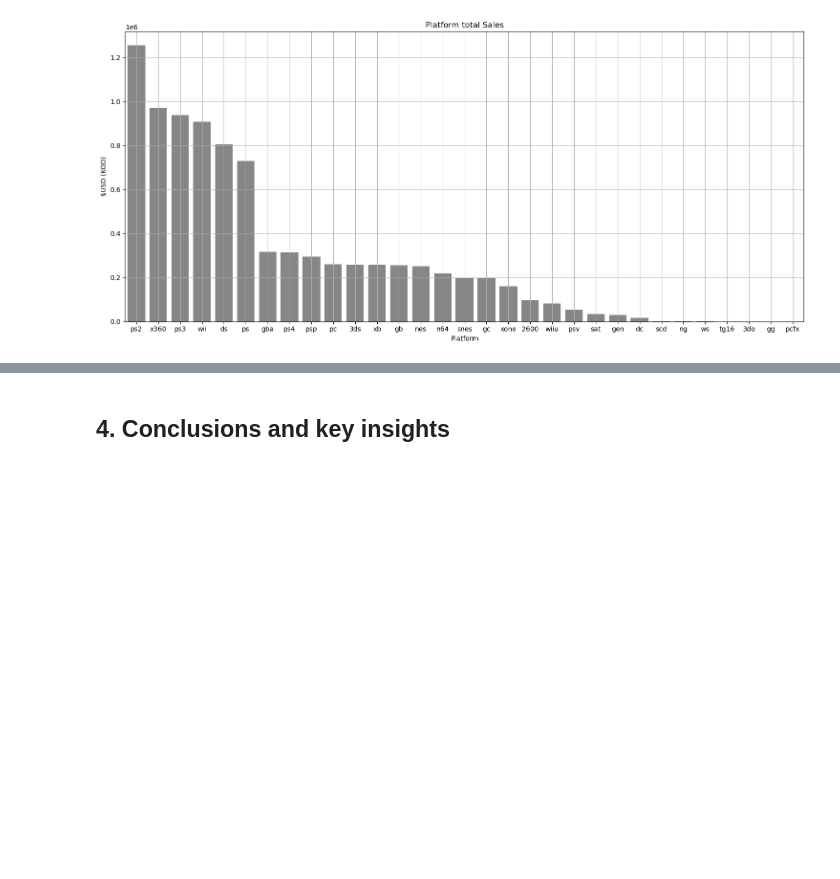
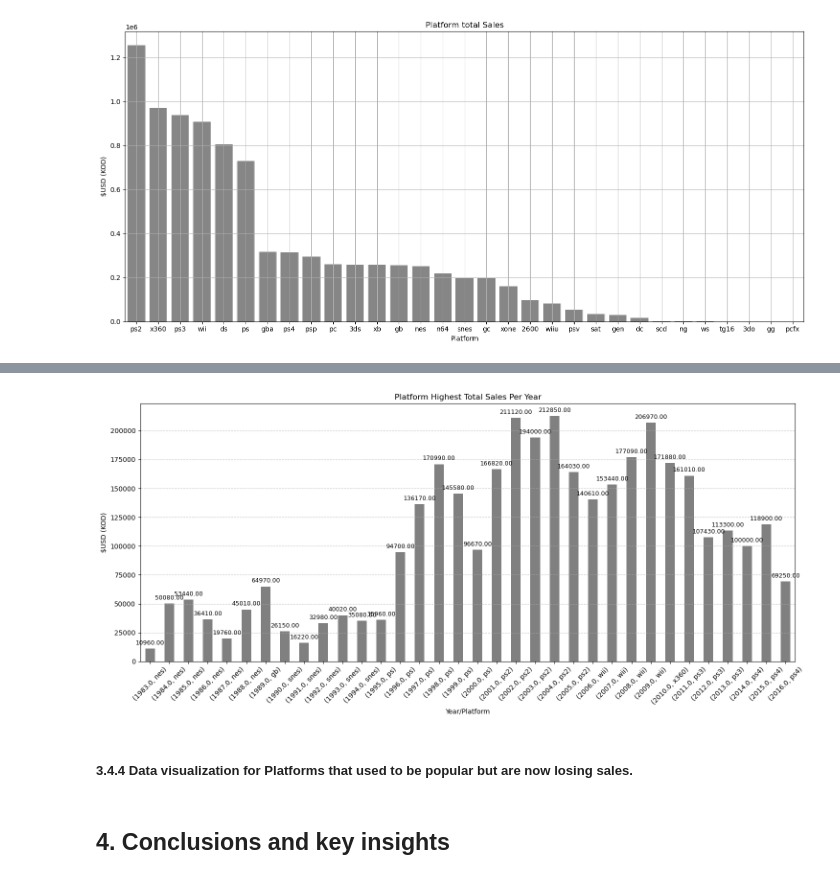
Before and after one commit to LuisPastranaLemus/P_20250529_Videogames_analysis, a Jupyter notebook: notebooks/03_eda_name_analysis.ipynb, the cells around one changed output, grey strips where cells are left out. Cells and saved outputs as stored; diff of their text form; code cells hidden in the pictures; blank space fills up the shorter version.

```diff
--- a/notebooks/03_eda_name_analysis.ipynb
+++ b/notebooks/03_eda_name_analysis.ipynb
@@ -668,6 +666,6 @@ grouped
 # %%
 # Step 2: For each year, find the platform with the max total_sales
-idx = grouped.groupby('year_of_release')['total_sales'].idxmax() # grabs the row with the maximum value per group.
-df_vg_platform_total_sales_year = grouped.loc[idx].sort_values('year_of_release')
-df_vg_platform_top_sales_year
+idx = df_vg_platform_year_sales.groupby('year_of_release')['total_sales'].idxmax() # grabs the index of the row with the maximum value.
+idx.name = 'index'
+idx
 # %% [output]
@@ -686,0 +685,3 @@ df_vg_platform_top_sales_year
+# %%
+df_vg_platform_year_top_sales = df_vg_platform_year_sales.loc[idx].sort_values('year_of_release')
+df_vg_platform_year_top_sales
@@ -686,0 +702,3 @@ df_vg_platform_top_sales_year
+# %%
+ds_vg_platform_year_top_sales = df_vg_platform_year_top_sales.set_index(['year_of_release', 'platform'])['total_sales']
+ds_vg_platform_year_top_sales
@@ -687,3 +719,11 @@ df_vg_platform_top_sales_year
+# %%
+plot_bar_series(ds_vg_platform_year_top_sales, title='Platform Highest Total Sales Per Year', xlabel='Year/Platform',
+                ylabel='$USD (KOD)', figsize=(15, 7), color='grey', rotation=45, show_values=True, xticks=None,
+                yticks=None)
+# %% [output]
+[figure, added]
+# %% [markdown]
+##### 3.4.4 Data visualization for Platforms that used to be popular but are now losing sales.
 # %% [markdown]
 ## 4. Conclusions and key insights
 # %% [markdown]
```
Also changed, not shown: parts of 18 cells of this notebook, 4 other files.
